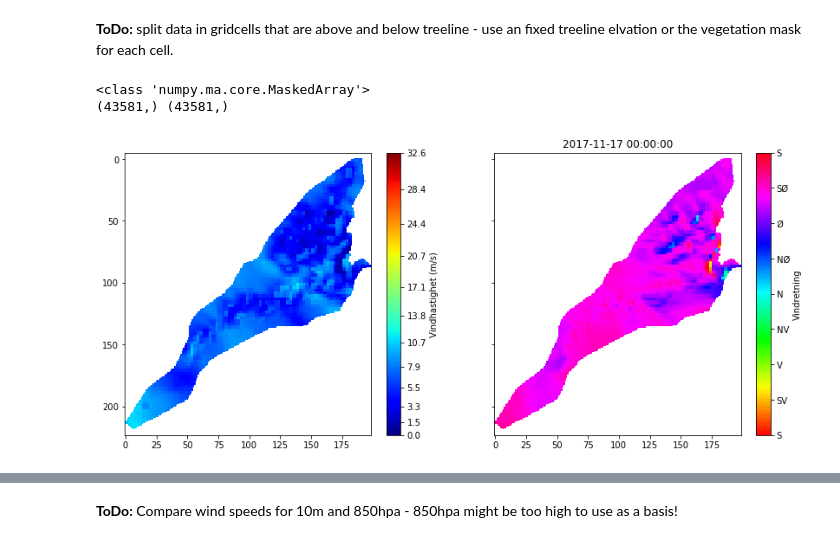
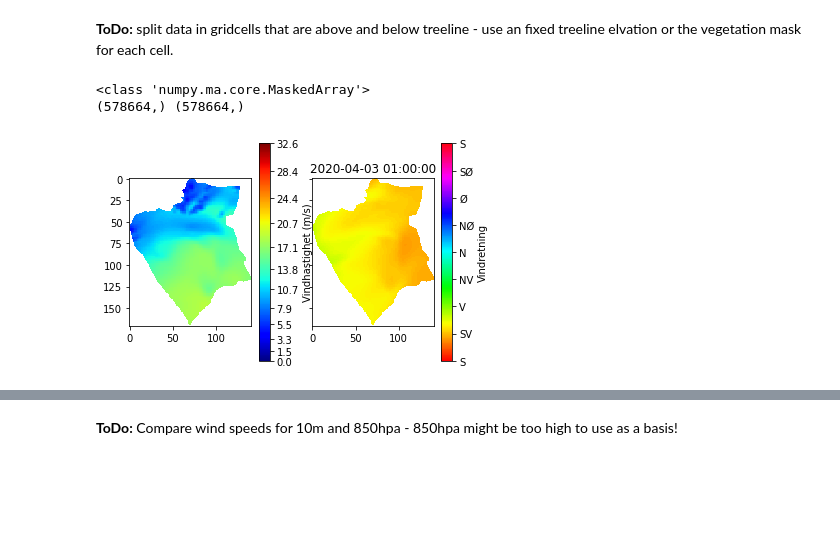
Before and after one commit to kmunve/APS, a Jupyter notebook: aps/notebooks/regional_wind_distribution.ipynb, the cells around one changed output, grey strips where cells are left out. Drawn from its saved outputs; the diff is of its cells as text; code cells hidden in the pictures; blank space fills up the shorter version.

```diff
--- a/aps/notebooks/regional_wind_distribution.ipynb
+++ b/aps/notebooks/regional_wind_distribution.ipynb
@@ -662,7 +675,16 @@ plt.imshow(regions, vmin=3007, vmax=3040)
 # %%
 #nc = netCDF4.Dataset(r"Y:\metdata\prognosis\arome\wind\netcdf\2017\arome2_5_wind_850_NVE_00_2017_04_27.nc", "r")
-nc = netCDF4.Dataset(r"Y:\metdata\prognosis\meps\det\archive\2017\mepsDet00_PTW_1km_20171117.nc", "r")
+# nc = netCDF4.Dataset(r"Y:\metdata\prognosis\meps\det\archive\2017\mepsDet00_PTW_1km_20171117.nc", "r")
+# nc = netCDF4.Dataset(r"Y:\metdata\prognosis\meps\det\archive\2020\meps_det_1km_20200319T03Z.nc", "r")
+nc = netCDF4.Dataset(r"Y:\metdata\prognosis\meps\det\archive\2020\meps_det_1km_20200401T06Z.nc", "r")
 time_v = nc.variables['time']
 
 wind_x_v = nc.variables['x_wind_10m']
 wind_y_v = nc.variables['y_wind_10m']
+# %%
+# Choose a time-step
+t_index = 42
+# Choose a pressure level (if applicable)
+p_index = 12 # 12=1000hPa, 11=925hPa, 10=850hPa, ..., 7=500hPa, ..., 0=50hPa in arome_metcoop_test
+
+print(netCDF4.num2date(time_v[t_index], time_v.units))
@@ -687,10 +711,15 @@ plt_wind_dir(wind_dir)
 x1, x2 = x_min, x_max # possible to add a buffer of step_x
 y1, y2 = y_min, y_max # possible to add a buffer of step_y
 
-print("Time period: {0} - {1}".format(netCDF4.num2date(time_v[24], time_v.units), netCDF4.num2date(time_v[47], time_v.units)))
+print("Time period: {0} - {1}".format(netCDF4.num2date(time_v[t_index], time_v.units), netCDF4.num2date(time_v[t_index+24], time_v.units)))
 
-wind_x = wind_x_v[6:7, y1:y2, x1:x2]
-wind_y = wind_y_v[6:7, y1:y2, x1:x2]
+# wind_x = wind_x_v[6:7, y1:y2, x1:x2]
+# wind_y = wind_y_v[6:7, y1:y2, x1:x2]
+# print(wind_x.shape)
+
+
+wind_x = wind_x_v[t_index:t_index+24, y1:y2, x1:x2]
+wind_y = wind_y_v[t_index:t_index+24, y1:y2, x1:x2]
 print(wind_x.shape)
 
 region_mask = regions[y1:y2, x1:x2] # redefine region_mask, now clipped to area of interest
@@ -707,30 +736,30 @@ Time period: 2017-11-18 00:00:00 - 2017-11-18 23:00:00
 # %% [markdown]
 **ToDo:** split data in gridcells that are above and below treeline - use an fixed treeline elvation or the vegetation mask for each cell.
 # %%
-wind_speed = np.sqrt(wind_x_ma**2 + wind_y_ma**2)
-wind_dir = np.degrees(np.arctan2(-wind_x_ma, -wind_y_ma)) # check if the minus is still applicable when using the xgeo-gridded data.
-snow_dep = np.degrees(np.arctan2(wind_x_ma, wind_y_ma)) # indicates the aspect where snow is deposited
-print(type(wind_speed))
-wind_dir_f = wind_dir.flatten()
-wind_speed_f = wind_speed.flatten()
-snow_dep_f = snow_dep.flatten()
+wind_speed_24h = np.sqrt(wind_x_ma**2 + wind_y_ma**2)
+wind_dir_24h = np.degrees(np.arctan2(-wind_x_ma, -wind_y_ma)) # check if the minus is still applicable when using the xgeo-gridded data.
+snow_dep_24h = np.degrees(np.arctan2(wind_x_ma, wind_y_ma)) # indicates the aspect where snow is deposited
+print(type(wind_speed_24h))
+wind_dir_f = wind_dir_24h.flatten()
+wind_speed_f = wind_speed_24h.flatten()
+snow_dep_f = snow_dep_24h.flatten()
 print(wind_dir_f.shape, wind_speed_f.shape)
 # %% [output]
 <class 'numpy.ma.core.MaskedArray'>
-(43581,) (43581,)
+(578664,) (578664,)
 # %%
 # Choose a time-step
-t_index = 0
-ts = netCDF4.num2date(time_v[t_index], time_v.units)
+t_index_24h = 1
+ts = netCDF4.num2date(time_v[t_index+t_index_24h], time_v.units)
 
 f, (ax1, ax2) = plt.subplots(1, 2, sharex=True, sharey=True)
-plt_wind_speed(wind_speed[t_index,:,:], ax=ax1)
-plt_wind_dir(wind_dir[t_index,:,:], ax=ax2)
+plt_wind_speed(wind_speed_24h[t_index_24h,:,:], ax=ax1)
+plt_wind_dir(wind_dir_24h[t_index_24h,:,:], ax=ax2)
 
 plt.title(ts)
 plt.show()
 # %% [output]
-[figure, old version]
+[figure, new version]
 # %%
 plt_windrose(wind_dir_f, wind_speed_f)
 # %% [output]
```
Also changed, not shown: parts of 26 cells of this notebook, 2 other files.
